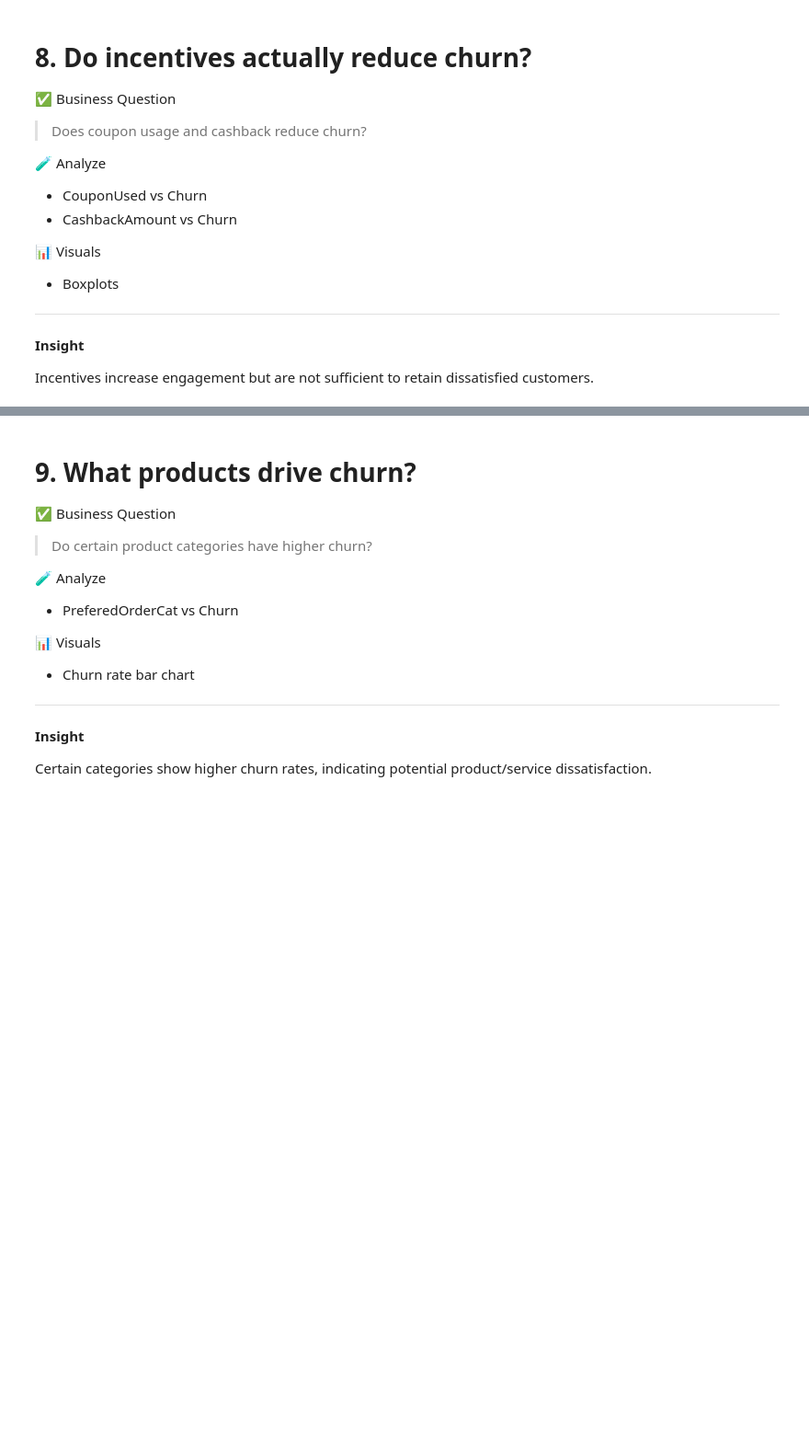
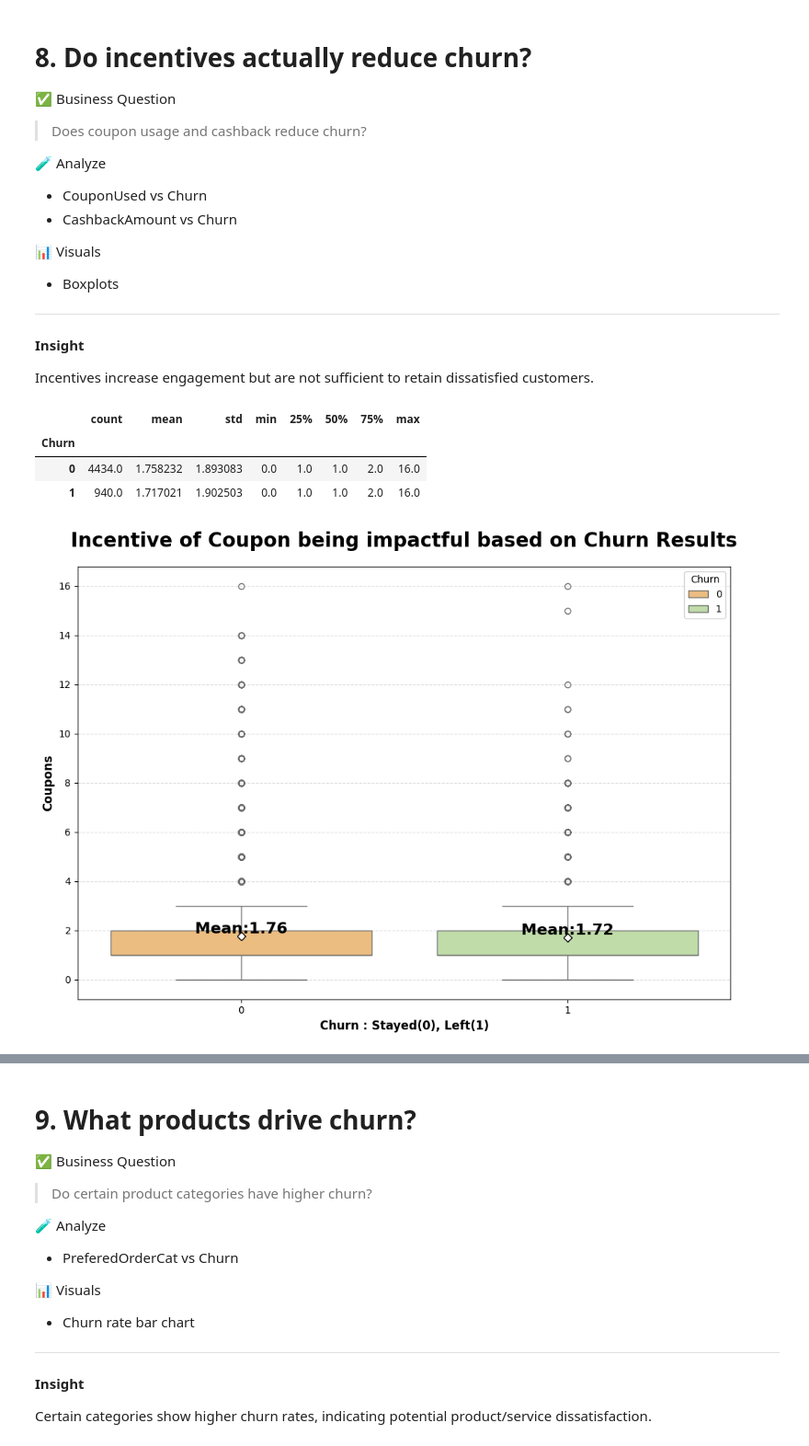
Before and after one commit to shivamtyagi577/E-commerce-Customer-End-to-End-Churn, a Jupyter notebook: Customer_Churn_Analysis_E_Commerce.ipynb, the cells around one changed output, grey strips where cells are left out. Shown at 92% size. Saved outputs shown, nothing was run; the diff lists cells and outputs as text; code cells hidden in the pictures; blank space fills up the shorter version.

```diff
--- a/Customer_Churn_Analysis_E_Commerce.ipynb
+++ b/Customer_Churn_Analysis_E_Commerce.ipynb
@@ -1259,3 +1259,33 @@ plt.show()
 **Insight**
 
 Incentives increase engagement but are not sufficient to retain dissatisfied customers.
+# %%
+df.groupby('Churn')['CouponUsed'].describe()
+# %% [output]
+|  | count | mean | std | min | 25% | 50% | 75% | max |
+| Churn |  |  |  |  |  |  |  |  |
+| 0 | 4434.0 | 1.758232 | 1.893083 | 0.0 | 1.0 | 1.0 | 2.0 | 16.0 |
+| 1 | 940.0 | 1.717021 | 1.902503 | 0.0 | 1.0 | 1.0 | 2.0 | 16.0 |
+# %%
+plt.figure(figsize=(12,8))
+
+ax=sns.boxplot(data=df, x='Churn', y='CouponUsed', palette='Spectral', hue='Churn', showmeans=True,
+               meanprops={'marker':'D', 'markerfacecolor':'white','markeredgecolor':'black'})
+
+means = df.groupby('Churn')['CouponUsed'].mean()
+
+for i, m in enumerate(means):
+  ax.text(i,m,f'Mean:{m:.2f}',
+          horizontalalignment='center',
+          va='bottom',
+          size='16',
+          color='black',
+          weight='bold')
+
+plt.title('Incentive of Coupon being impactful based on Churn Results', fontsize=20, fontweight='bold', pad=20)
+plt.xlabel('Churn : Stayed(0), Left(1)', fontsize=12, fontweight='bold')
+plt.ylabel('Coupons', fontsize=12, fontweight='bold')
+plt.grid(axis='y', linestyle='--', alpha=0.4)
+plt.show()
+# %% [output]
+[figure, added]
```
Also changed, not shown: parts of 5 cells of this notebook.
